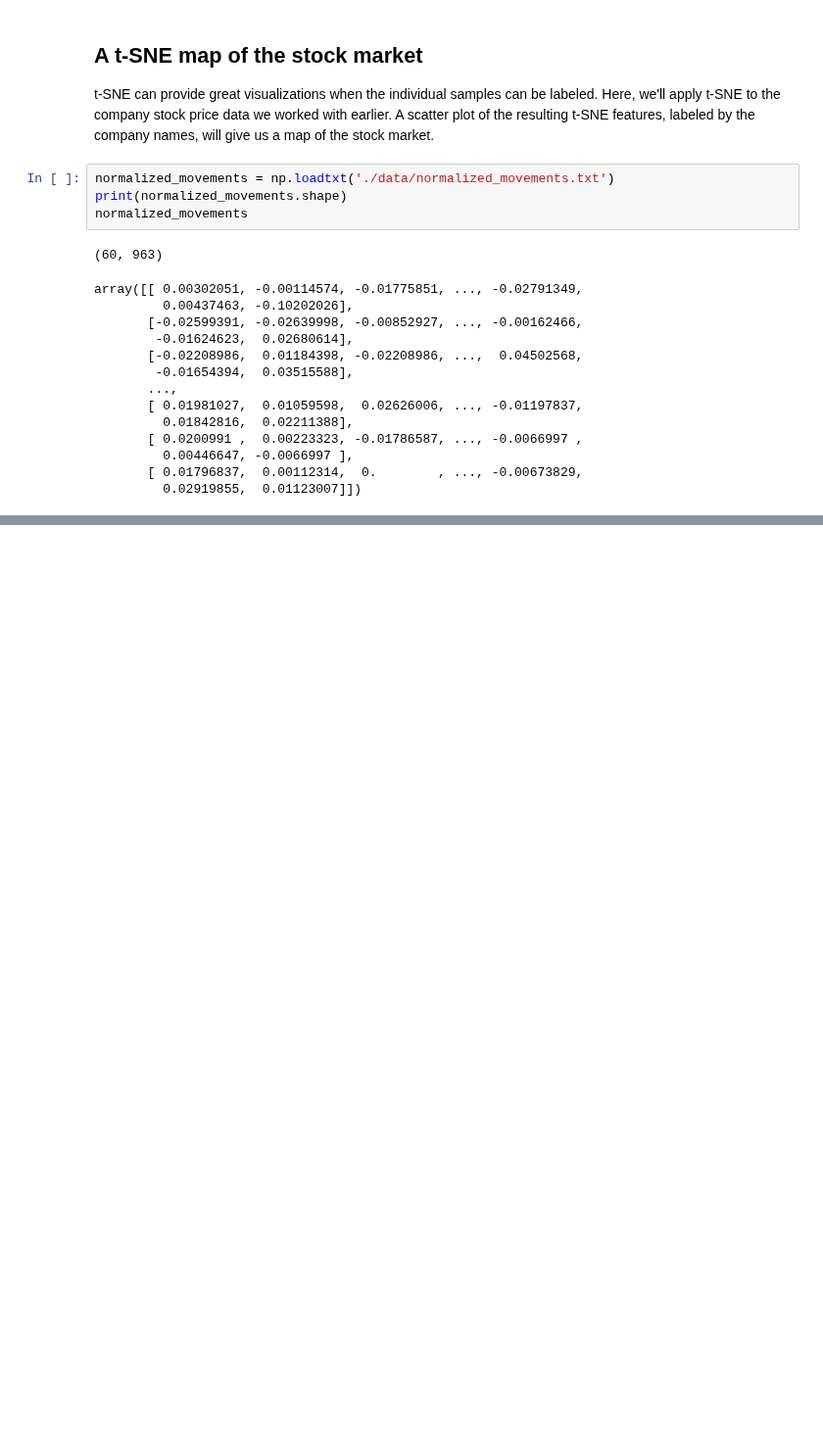
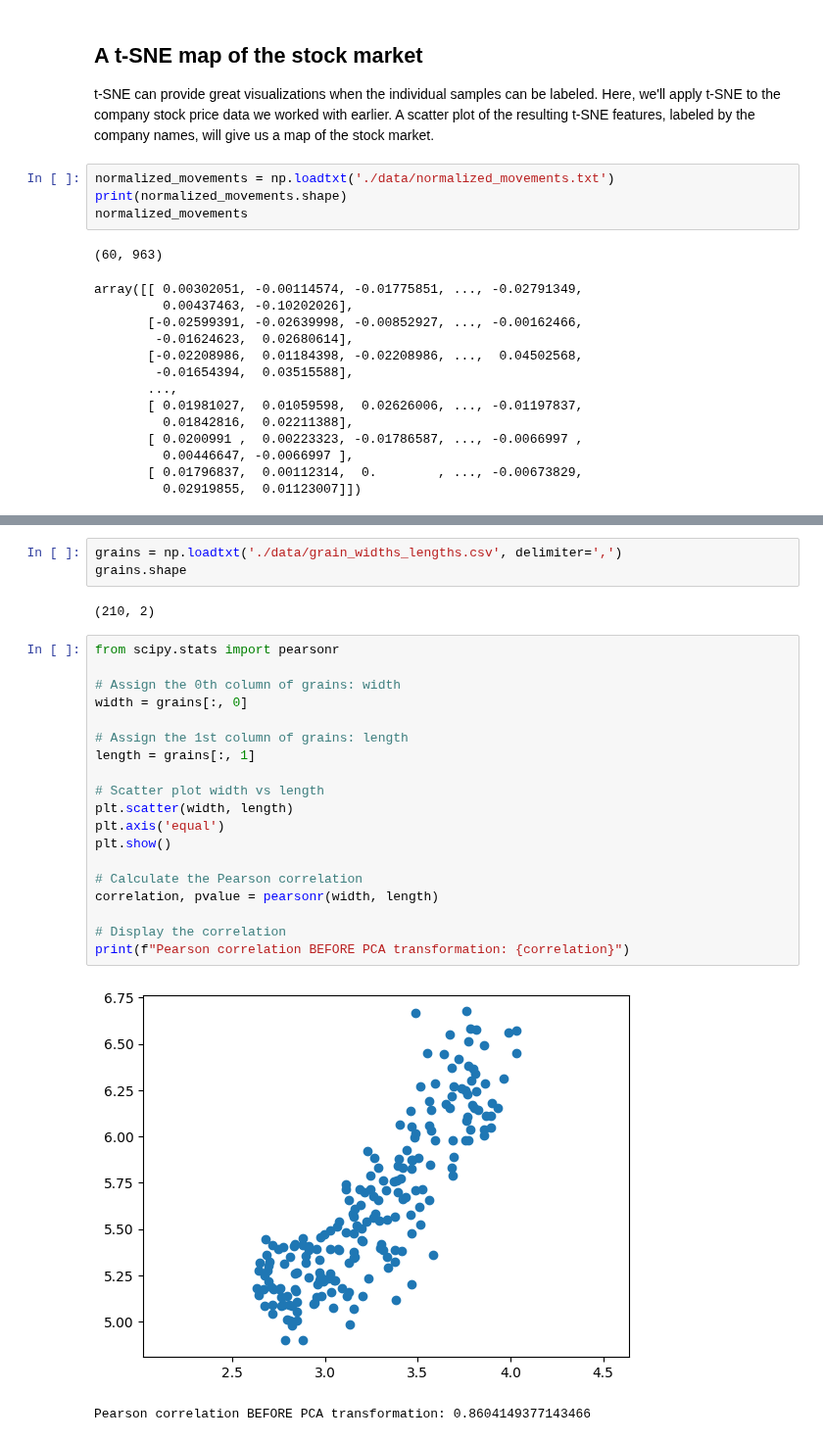
Before and after one commit to MichaelSzczepaniak/DataCamp, a Jupyter notebook: Tracks/Associate Data Scientist/34 Unsupervised Learning in Python/UnsuperInPython.ipynb, the cells around one changed output, grey strips where cells are left out. Shown at 98% size. Cells and saved outputs as stored; diff of their text form; blank space fills up the shorter version.

Commit message:
start section on PCA, add grains and fish examples

```diff
--- a/Tracks/Associate Data Scientist/34 Unsupervised Learning in Python/UnsuperInPython.ipynb
+++ b/Tracks/Associate Data Scientist/34 Unsupervised Learning in Python/UnsuperInPython.ipynb
@@ -573,0 +578,27 @@ plt.show()
+# %%
+grains = np.loadtxt('./data/grain_widths_lengths.csv', delimiter=',')
+grains.shape
+# %% [output]
+(210, 2)
+# %%
+from scipy.stats import pearsonr
+
+# Assign the 0th column of grains: width
+width = grains[:, 0]
+
+# Assign the 1st column of grains: length
+length = grains[:, 1]
+
+# Scatter plot width vs length
+plt.scatter(width, length)
+plt.axis('equal')
+plt.show()
+
+# Calculate the Pearson correlation
+correlation, pvalue = pearsonr(width, length)
+
+# Display the correlation
+print(f"Pearson correlation BEFORE PCA transformation: {correlation}")
+# %% [output]
+[figure, added]
+Pearson correlation BEFORE PCA transformation: 0.8604149377143466
```
Also changed, not shown: parts of 18 cells of this notebook, 1 other file.
